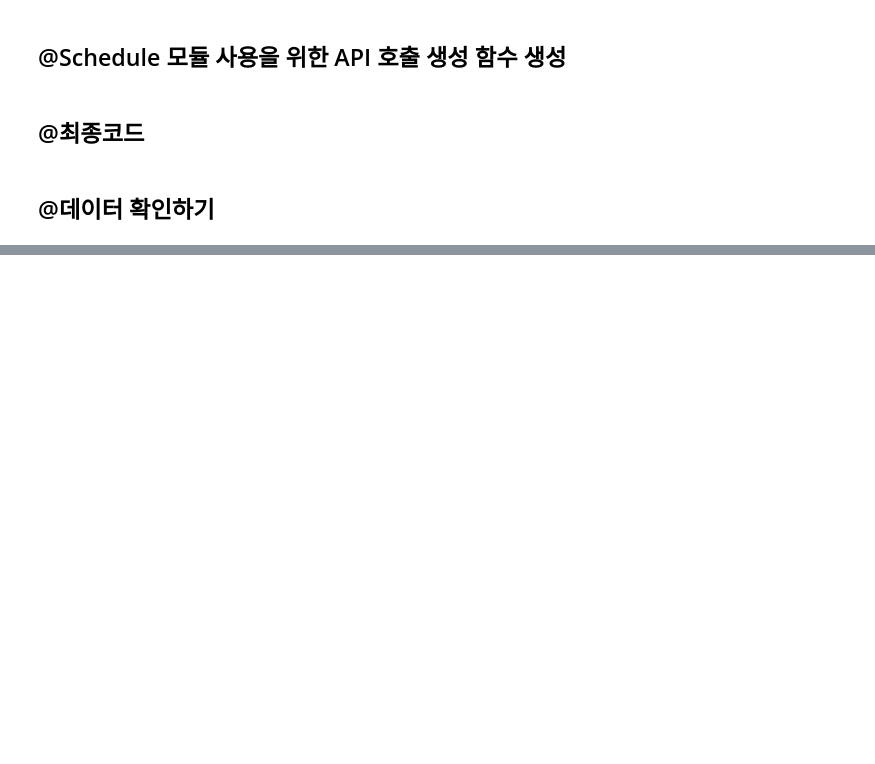
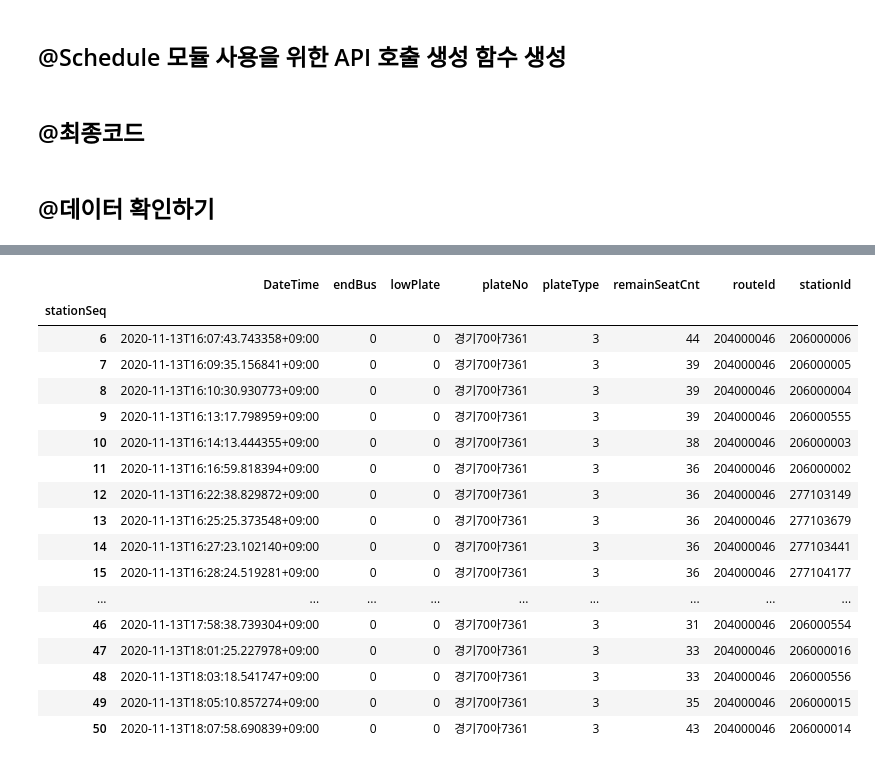
Before and after one commit to pilltong/Data-Structure-Project, a Jupyter notebook: BTTA_CallAPI.ipynb, the cells around one changed output, grey strips where cells are left out. Saved outputs shown, nothing was run; the diff lists cells and outputs as text; code cells hidden in the pictures; blank space fills up the shorter version.

```diff
--- a/BTTA_CallAPI.ipynb
+++ b/BTTA_CallAPI.ipynb
@@ -532,0 +610,26 @@ for plateNo in plateNoList:
+# %%
+# _df.groupby(['plateNo']).size()
+_df = _df.sort_values(['plateNo'])
+_df = _df[_df['plateNo'] == '경기70아7361']
+_df
+# _df = _df.sort_values(['stationSeq'])
+_df.groupby(['stationSeq']).min()
+# %% [output]
+|  | DateTime | endBus | lowPlate | plateNo | plateType | remainSeatCnt | routeId | stationId |
+| stationSeq |  |  |  |  |  |  |  |  |
+| 6 | 2020-11-13T16:07:43.743358+09:00 | 0 | 0 | 경기70아7361 | 3 | 44 | 204000046 | 206000006 |
+| 7 | 2020-11-13T16:09:35.156841+09:00 | 0 | 0 | 경기70아7361 | 3 | 39 | 204000046 | 206000005 |
+| 8 | 2020-11-13T16:10:30.930773+09:00 | 0 | 0 | 경기70아7361 | 3 | 39 | 204000046 | 206000004 |
+| 9 | 2020-11-13T16:13:17.798959+09:00 | 0 | 0 | 경기70아7361 | 3 | 39 | 204000046 | 206000555 |
+| 10 | 2020-11-13T16:14:13.444355+09:00 | 0 | 0 | 경기70아7361 | 3 | 38 | 204000046 | 206000003 |
+| 11 | 2020-11-13T16:16:59.818394+09:00 | 0 | 0 | 경기70아7361 | 3 | 36 | 204000046 | 206000002 |
+| 12 | 2020-11-13T16:22:38.829872+09:00 | 0 | 0 | 경기70아7361 | 3 | 36 | 204000046 | 277103149 |
+| 13 | 2020-11-13T16:25:25.373548+09:00 | 0 | 0 | 경기70아7361 | 3 | 36 | 204000046 | 277103679 |
+| 14 | 2020-11-13T16:27:23.102140+09:00 | 0 | 0 | 경기70아7361 | 3 | 36 | 204000046 | 277103441 |
+| 15 | 2020-11-13T16:28:24.519281+09:00 | 0 | 0 | 경기70아7361 | 3 | 36 | 204000046 | 277104177 |
+| ... | ... | ... | ... | ... | ... | ... | ... | ... |
+| 46 | 2020-11-13T17:58:38.739304+09:00 | 0 | 0 | 경기70아7361 | 3 | 31 | 204000046 | 206000554 |
+| 47 | 2020-11-13T18:01:25.227978+09:00 | 0 | 0 | 경기70아7361 | 3 | 33 | 204000046 | 206000016 |
+| 48 | 2020-11-13T18:03:18.541747+09:00 | 0 | 0 | 경기70아7361 | 3 | 33 | 204000046 | 206000556 |
+| 49 | 2020-11-13T18:05:10.857274+09:00 | 0 | 0 | 경기70아7361 | 3 | 35 | 204000046 | 206000015 |
+| 50 | 2020-11-13T18:07:58.690839+09:00 | 0 | 0 | 경기70아7361 | 3 | 43 | 204000046 | 206000014 |
```
Also changed, not shown: parts of 8 cells of this notebook.
